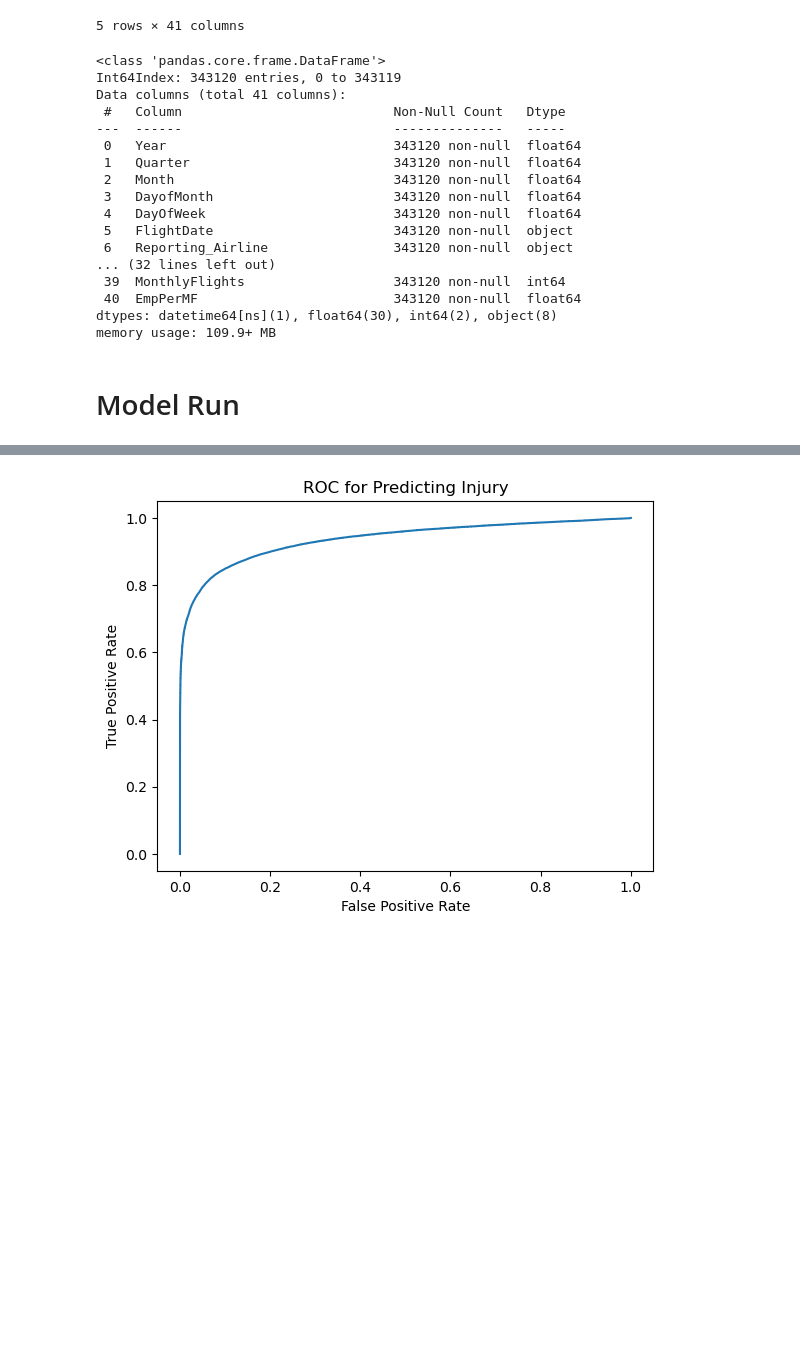
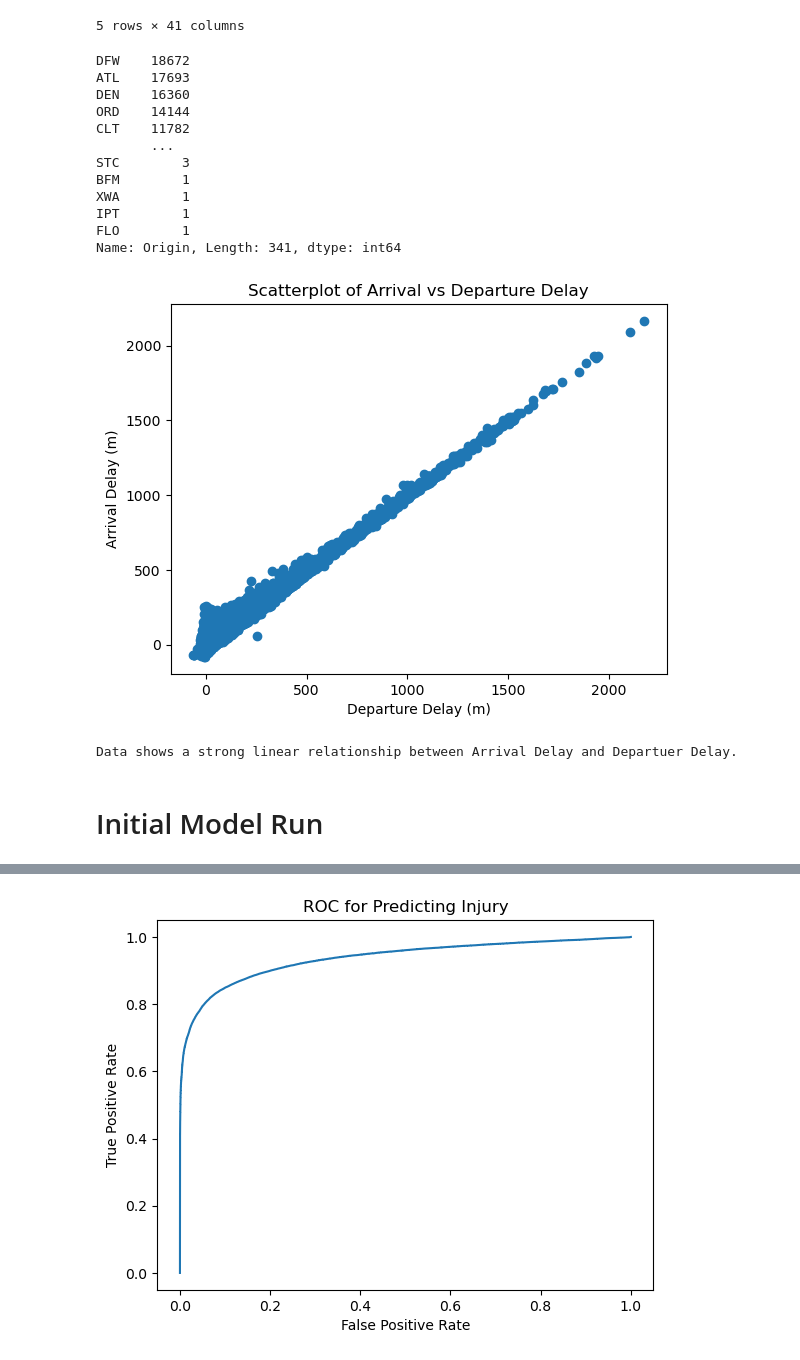
Before and after one commit to NedKost/MS-AAI-501-Team-Project, a Jupyter notebook: notebooks/Logistic Regression.ipynb, the cells around one changed output, grey strips where cells are left out. Saved outputs shown, nothing was run; the diff lists cells and outputs as text; code cells hidden in the pictures; blank space fills up the shorter version.

```diff
--- a/notebooks/Logistic Regression.ipynb
+++ b/notebooks/Logistic Regression.ipynb
@@ -74,27 +87,34 @@ flights_df.head()
 5 rows × 41 columns
 # %%
 # Output Information about the Dataframe
-flights_df.info()
+flights_df['Origin'].value_counts()
 # %% [output]
-<class 'pandas.core.frame.DataFrame'>
-Int64Index: 343120 entries, 0 to 343119
-Data columns (total 41 columns):
- #   Column                           Non-Null Count   Dtype
----  ------                           --------------   -----
- 0   Year                             343120 non-null  float64
- 1   Quarter                          343120 non-null  float64
- 2   Month                            343120 non-null  float64
- 3   DayofMonth                       343120 non-null  float64
- 4   DayOfWeek                        343120 non-null  float64
- 5   FlightDate                       343120 non-null  object
- 6   Reporting_Airline                343120 non-null  object
-... (32 lines left out)
- 39  MonthlyFlights                   343120 non-null  int64
- 40  EmpPerMF                         343120 non-null  float64
-dtypes: datetime64[ns](1), float64(30), int64(2), object(8)
-memory usage: 109.9+ MB
+DFW    18672
+ATL    17693
+DEN    16360
+ORD    14144
+CLT    11782
+       ...
+STC        3
+BFM        1
+XWA        1
+IPT        1
+FLO        1
+Name: Origin, Length: 341, dtype: int64
+# %%
+# Display Scatterplot of Arrival Delay vs. Departuer Delay
+plt.scatter(flights_df['DepDelay'], flights_df['ArrDelay'])
+plt.xlabel('Departure Delay (m)')
+plt.ylabel('Arrival Delay (m)')
+plt.title('Scatterplot of Arrival vs Departure Delay')
+plt.show()
+
+print('Data shows a strong linear relationship between Arrival Delay and Departuer Delay.')
+# %% [output]
+[figure, added]
+Data shows a strong linear relationship between Arrival Delay and Departuer Delay.
 # %% [markdown]
-# Model Run
+# Initial Model Run
 # %%
 # Columns to use as Features
 features = ['DepDelay', 'Month', 'DayOfWeek', 'AirTime', 'Distance', 'DepTarmacTime', 'Origin_Windspeed','Dest_Windspeed', 'Origin_Precip', 'Dest_Precip', 'Aircraft_Daily_Flight_Count']
```
Also changed, not shown: parts of 9 cells of this notebook, 1 other file.
